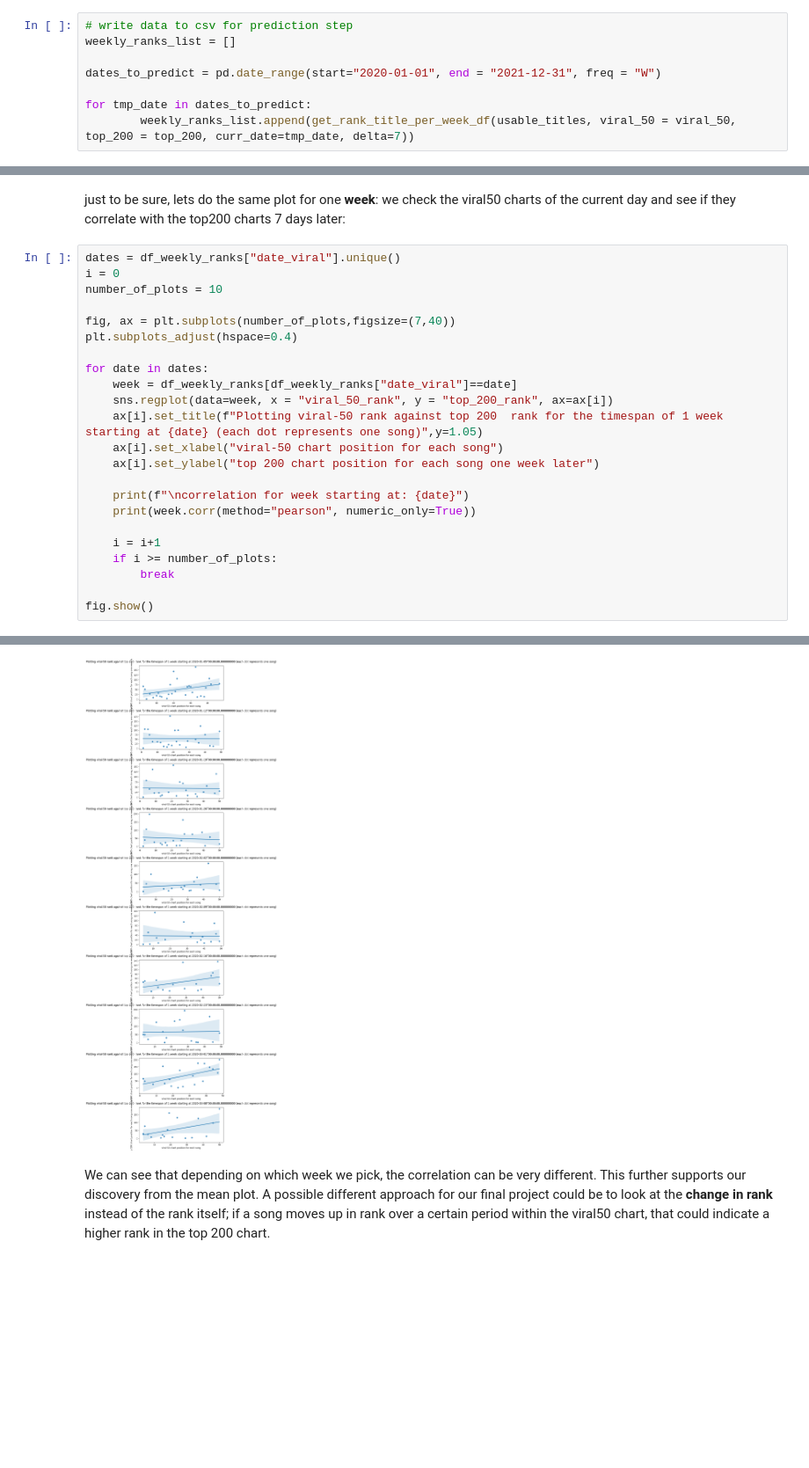
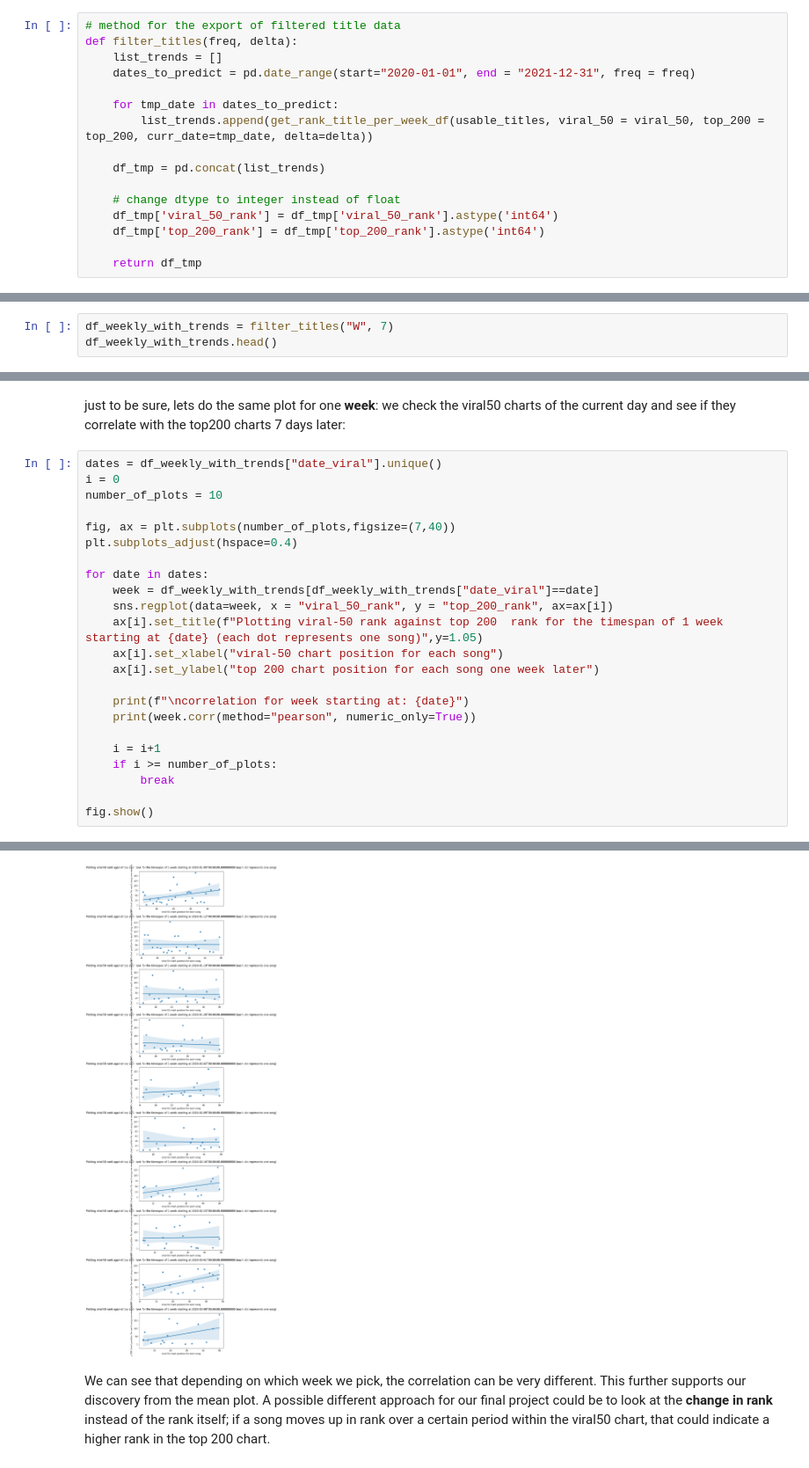
Before and after one commit to Falk358/data_science, a Jupyter notebook: project/02_exploratory_data_analysis.ipynb, the cells around one changed output, grey strips where cells are left out. Shown at 88% size. Cells and saved outputs as stored; diff of their text form; blank space fills up the shorter version.

```diff
--- a/project/02_exploratory_data_analysis.ipynb
+++ b/project/02_exploratory_data_analysis.ipynb
@@ -191,10 +194,18 @@ def get_rank_title_per_week_df(titles, viral_50, top_200, curr_date = "2020-01-0
 
     return df
 # %%
-# write data to csv for prediction step
-weekly_ranks_list = []
+# method for the export of filtered title data
+def filter_titles(freq, delta):
+    list_trends = []
+    dates_to_predict = pd.date_range(start="2020-01-01", end = "2021-12-31", freq = freq)
 
-dates_to_predict = pd.date_range(start="2020-01-01", end = "2021-12-31", freq = "W")
+    for tmp_date in dates_to_predict:
+        list_trends.append(get_rank_title_per_week_df(usable_titles, viral_50 = viral_50, top_200 = top_200, curr_date=tmp_date, delta=delta))
 
-for tmp_date in dates_to_predict:
-        weekly_ranks_list.append(get_rank_title_per_week_df(usable_titles, viral_50 = viral_50, top_200 = top_200, curr_date=tmp_date, delta=7))
+    df_tmp = pd.concat(list_trends)
+
+    # change dtype to integer instead of float
+    df_tmp['viral_50_rank'] = df_tmp['viral_50_rank'].astype('int64')
+    df_tmp['top_200_rank'] = df_tmp['top_200_rank'].astype('int64')
+
+    return df_tmp
@@ -222,0 +212,3 @@ df_weekly_ranks.to_csv("../data/weekly_ranks.csv")
+# %%
+df_weekly_with_trends = filter_titles("W", 7)
+df_weekly_with_trends.head()
@@ -223,7 +244,7 @@ df_weekly_ranks.to_csv("../data/weekly_ranks.csv")
 # %% [markdown]
 just to be sure, lets do the same plot for one **week**: we check the viral50 charts of the current day and see if they correlate with the top200 charts 7 days later:
 # %%
-dates = df_weekly_ranks["date_viral"].unique()
+dates = df_weekly_with_trends["date_viral"].unique()
 i = 0
 number_of_plots = 10
 
@@ -231,39 +252,39 @@ fig, ax = plt.subplots(number_of_plots,figsize=(7,40))
 plt.subplots_adjust(hspace=0.4)
 
 for date in dates:
-    week = df_weekly_ranks[df_weekly_ranks["date_viral"]==date]
+    week = df_weekly_with_trends[df_weekly_with_trends["date_viral"]==date]
     sns.regplot(data=week, x = "viral_50_rank", y = "top_200_rank", ax=ax[i])
     ax[i].set_title(f"Plotting viral-50 rank against top 200  rank for the timespan of 1 week starting at {date} (each dot represents one song)",y=1.05)
     ax[i].set_xlabel("viral-50 chart position for each song")
     ax[i].set_ylabel("top 200 chart position for each song one week later")
 
     print(f"\ncorrelation for week starting at: {date}")
     print(week.corr(method="pearson", numeric_only=True))
 
     i = i+1
     if i >= number_of_plots:
         break
 
 fig.show()
 # %% [output]
 correlation for week starting at: 2020-01-05T00:00:00.000000000
                viral_50_rank  top_200_rank
 viral_50_rank       1.000000      0.349135
 top_200_rank        0.349135      1.000000
 
 correlation for week starting at: 2020-01-12T00:00:00.000000000
                viral_50_rank  top_200_rank
 viral_50_rank       1.000000     -0.015086
 top_200_rank       -0.015086      1.000000
 
 correlation for week starting at: 2020-01-19T00:00:00.000000000
                viral_50_rank  top_200_rank
 ... (33 lines left out)
 correlation for week starting at: 2020-03-08T00:00:00.000000000
                viral_50_rank  top_200_rank
 viral_50_rank       1.000000      0.417773
 top_200_rank        0.417773      1.000000
-[figure, old version]
+[figure, new version]
 # %% [markdown]
 We can see that depending on which week we pick, the correlation can be very different. This further supports our discovery from the mean plot.
 A possible different approach for our final project could be to look at the **change in rank** instead of the rank itself; if a song moves up in rank over a certain period within the viral50 chart, that could indicate a higher rank in the top 200 chart.
```
Also changed, not shown: parts of 21 cells of this notebook, 2 other files.
